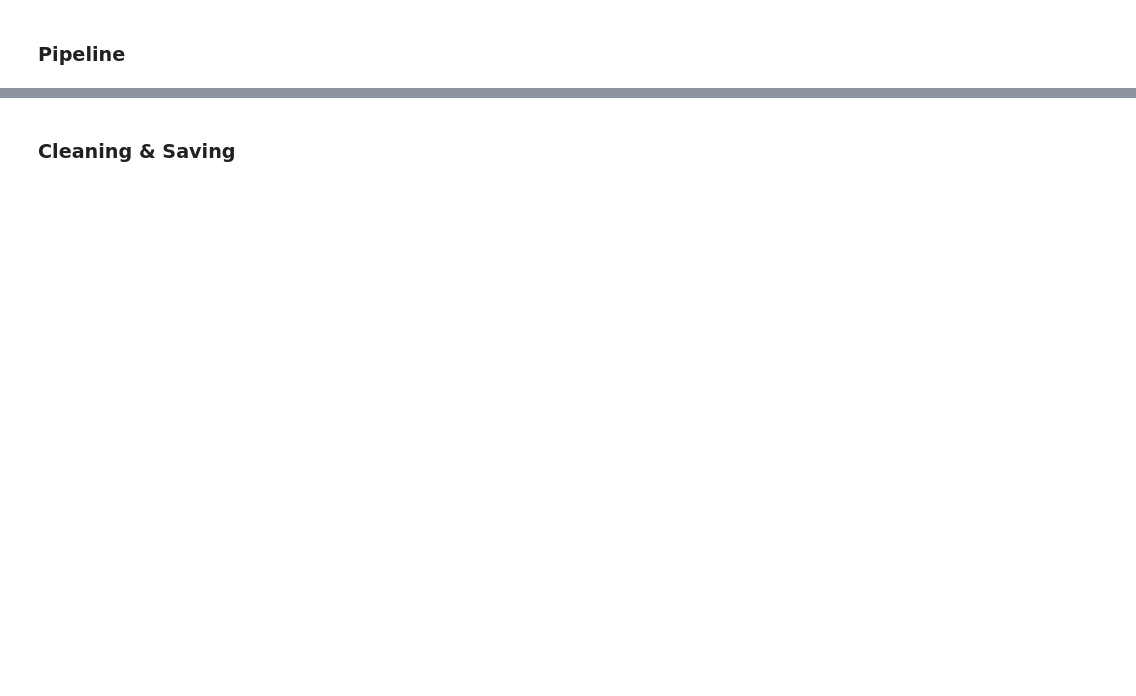
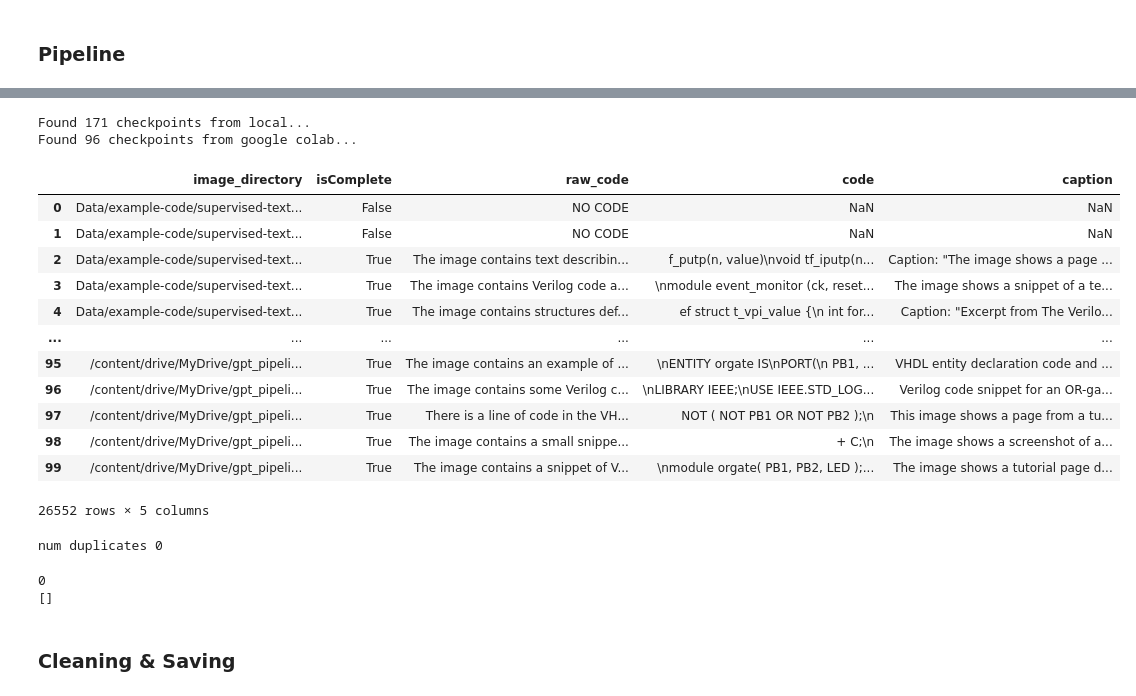
Before and after one commit to KoraSHughes/LLMCodeGen, a Jupyter notebook: GPT-ImageScrapper.ipynb, the cells around one changed output, grey strips where cells are left out. Cells and saved outputs as stored; diff of their text form; code cells hidden in the pictures; blank space fills up the shorter version.

Commit message:
+60 Verilog Textbooks!
~ main output in the analysis csv
~ cleaning & further analysis in progress

```diff
--- a/GPT-ImageScrapper.ipynb
+++ b/GPT-ImageScrapper.ipynb
@@ -209,9 +248,45 @@ Found 4822 files
+# %%
+# Load all checkpoints for processing
+results_dir = "Data/example-code/supervised-textbook/checkpoints/"
+all_results = [results_dir+file for file in os.listdir(results_dir) if '.csv' in file]
+print("Found", len(all_results), "checkpoints from local...")
+
+results_dir2 = "Data/example-code/supervised-textbook/gcloud-checkpoints/"
+all_results2 = [results_dir2+file for file in os.listdir(results_dir2) if '.csv' in file]
+print("Found", len(all_results2), "checkpoints from google colab...")
+# %% [output]
+Found 171 checkpoints from local...
+Found 96 checkpoints from google colab...
 # %%
-# Load all checkpoints for processing
-results_dir = "Data/example-code/supervised-textbook/checkpoints/"
-all_results = [results_dir+file for file in os.listdir(results_dir) if '.csv' in file]
-df = pd.concat([pd.DataFrame(my_dir) for my_dir in all_results])
+df = pd.concat([pd.read_csv(my_dir) for my_dir in all_results+all_results2])
 df
+# %% [output]
+|  | image_directory | isComplete | raw_code | code | caption |
+| 0 | Data/example-code/supervised-text... | False | NO CODE | NaN | NaN |
+| 1 | Data/example-code/supervised-text... | False | NO CODE | NaN | NaN |
+| 2 | Data/example-code/supervised-text... | True | The image contains text describin... | f_putp(n, value)\nvoid tf_iputp(n... | Caption: "The image shows a page ... |
+| 3 | Data/example-code/supervised-text... | True | The image contains Verilog code a... | \nmodule event_monitor (ck, reset... | The image shows a snippet of a te... |
+| 4 | Data/example-code/supervised-text... | True | The image contains structures def... | ef struct t_vpi_value {\n int for... | Caption: "Excerpt from The Verilo... |
+| ... | ... | ... | ... | ... | ... |
+| 95 | /content/drive/MyDrive/gpt_pipeli... | True | The image contains an example of ... | \nENTITY orgate IS\nPORT(\n PB1, ... | VHDL entity declaration code and ... |
+| 96 | /content/drive/MyDrive/gpt_pipeli... | True | The image contains some Verilog c... | \nLIBRARY IEEE;\nUSE IEEE.STD_LOG... | Verilog code snippet for an OR-ga... |
+| 97 | /content/drive/MyDrive/gpt_pipeli... | True | There is a line of code in the VH... | NOT ( NOT PB1 OR NOT PB2 );\n | This image shows a page from a tu... |
+| 98 | /content/drive/MyDrive/gpt_pipeli... | True | The image contains a small snippe... | + C;\n | The image shows a screenshot of a... |
+| 99 | /content/drive/MyDrive/gpt_pipeli... | True | The image contains a snippet of V... | \nmodule orgate( PB1, PB2, LED );... | The image shows a tutorial page d... |
+26552 rows × 5 columns
+# %%
+dirs = list(df["image_directory"])
+diff = len(dirs) - len(set(dirs))
+print("num duplicates", diff)
+# %% [output]
+num duplicates 0
+# %%
+ims2 = sorted([file.split('/')[-1] for file in ims if file not in list(df["image_directory"])])
+print(len(ims2))
+print(ims2)
+# %% [output]
+0
+[]
 # %% [markdown]
 ### Cleaning & Saving
 # %%
```
Also changed, not shown: parts of 7 cells of this notebook, 7 other files.
